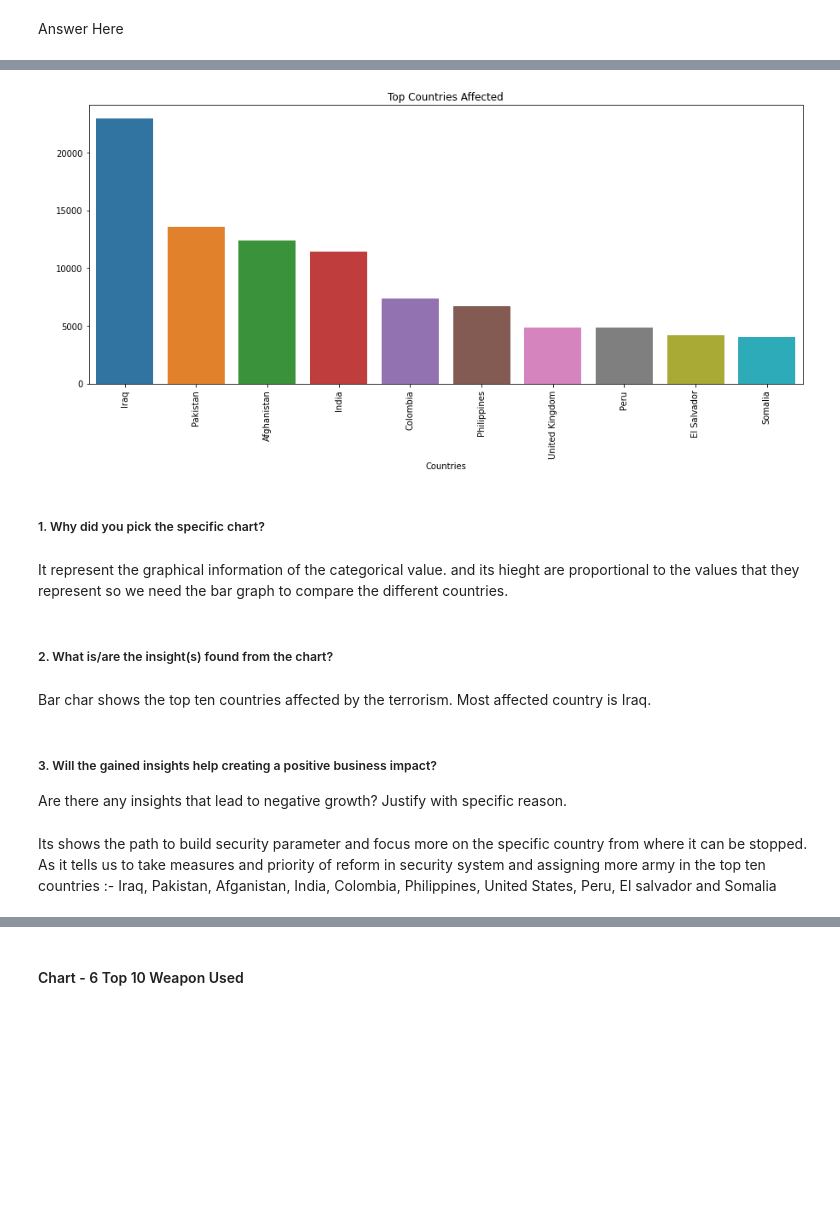
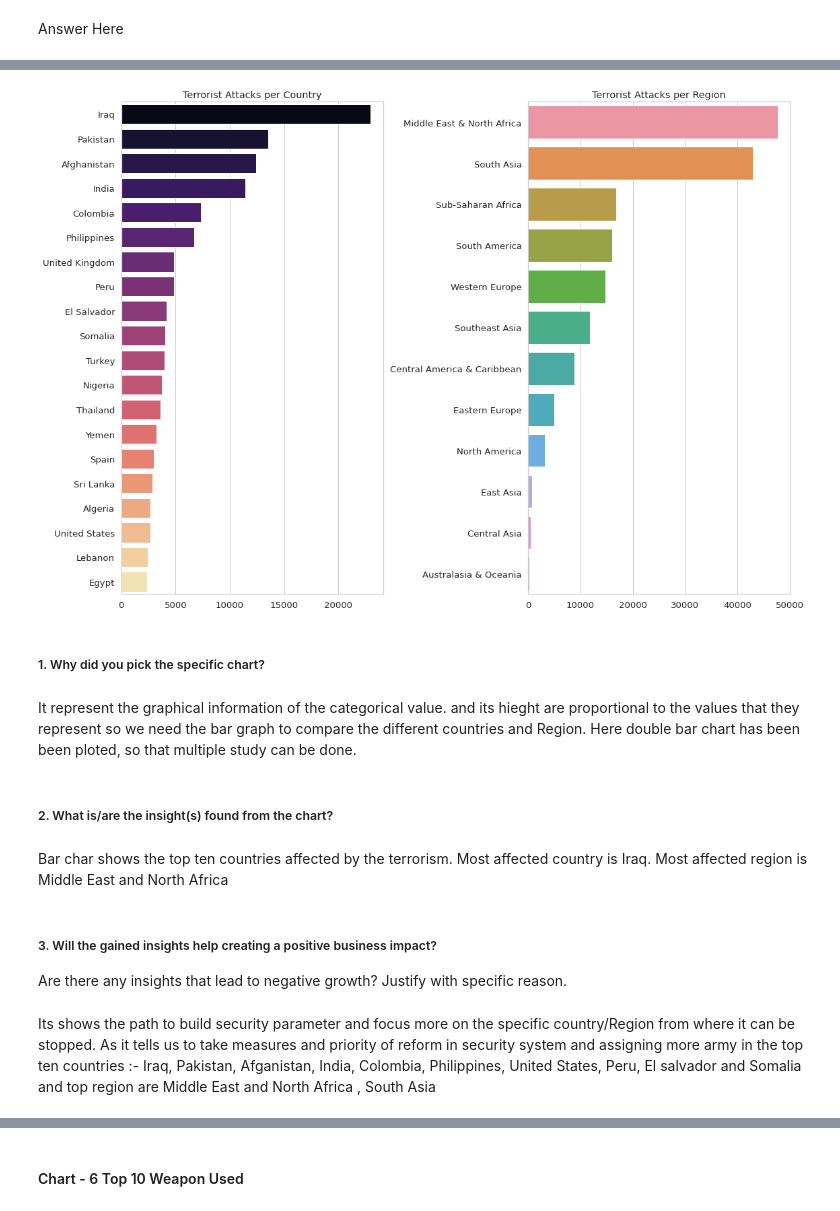
Before and after one commit to maxashoka3/EDA-Global-Terrorism-Dataset, a Jupyter notebook: EDA_Global_Terrorism_Dataset.ipynb, the cells around one changed output, grey strips where cells are left out. Saved outputs shown, nothing was run; the diff lists cells and outputs as text; code cells hidden in the pictures; blank space fills up the shorter version.

```diff
--- a/EDA_Global_Terrorism_Dataset.ipynb
+++ b/EDA_Global_Terrorism_Dataset.ipynb
@@ -956,26 +929,26 @@ plt.show()
-# %%
-# Chart - 5 visualization code Above chart is quite inreadable so lets take top 10 countries with most attacked
-plt.subplots(figsize=(15,6))
-
-sns.barplot( df['Country'].value_counts()[:10].index,df['Country'].value_counts()[:10].values)
-sns.color_palette("icefire", as_cmap=True)
-plt.title('Top Countries Affected')
-plt.xlabel('Countries')
-plt.ylabel(' ')
-plt.xticks(rotation= 90)
-plt.show()
-# %% [output]
-[figure, removed]
+# %%
+fig,axes = plt.subplots(figsize=(16,11),nrows=1,ncols=2)
+sns.barplot(x = df['Country'].value_counts()[:20].values, y = df['Country'].value_counts()[:20].index,
+            ax=axes[0],palette = 'magma');
+axes[0].set_title('Terrorist Attacks per Country')
+sns.barplot(x=df['Region'].value_counts().values,y=df['Region'].value_counts().index,
+            ax=axes[1])
+axes[1].set_title('Terrorist Attacks per Region')
+fig.tight_layout()
+plt.show()
+# %% [output]
+[figure, added]
 # %% [markdown]
 ##### 1. Why did you pick the specific chart?
 # %% [markdown]
-It represent the graphical information of the categorical value. and its hieght are proportional to the values that they represent so we need the bar graph to compare the different countries.
+It represent the graphical information of the categorical value. and its hieght are proportional to the values that they represent so we need the bar graph to compare the different countries and Region. Here double bar chart has been been ploted, so that multiple study can be done.
 # %% [markdown]
 ##### 2. What is/are the insight(s) found from the chart?
 # %% [markdown]
 Bar char shows the top ten countries affected by the terrorism. Most affected country is Iraq.
+Most affected region is Middle East and North Africa
 # %% [markdown]
 ##### 3. Will the gained insights help creating a positive business impact?
 Are there any insights that lead to negative growth? Justify with specific reason.
 # %% [markdown]
-Its shows the path to build security parameter and focus more on the specific country from where it can be stopped. As it tells us to take measures  and priority of reform in security system and assigning more army in the top ten countries :- Iraq, Pakistan, Afganistan, India, Colombia, Philippines, United States, Peru, El salvador and Somalia
+Its shows the path to build security parameter and focus more on the specific country/Region from where it can be stopped. As it tells us to take measures  and priority of reform in security system and assigning more army in the top ten countries :- Iraq, Pakistan, Afganistan, India, Colombia, Philippines, United States, Peru, El salvador and Somalia and top region are Middle East and North Africa , South Asia
```
Also changed, not shown: parts of 118 cells of this notebook.
